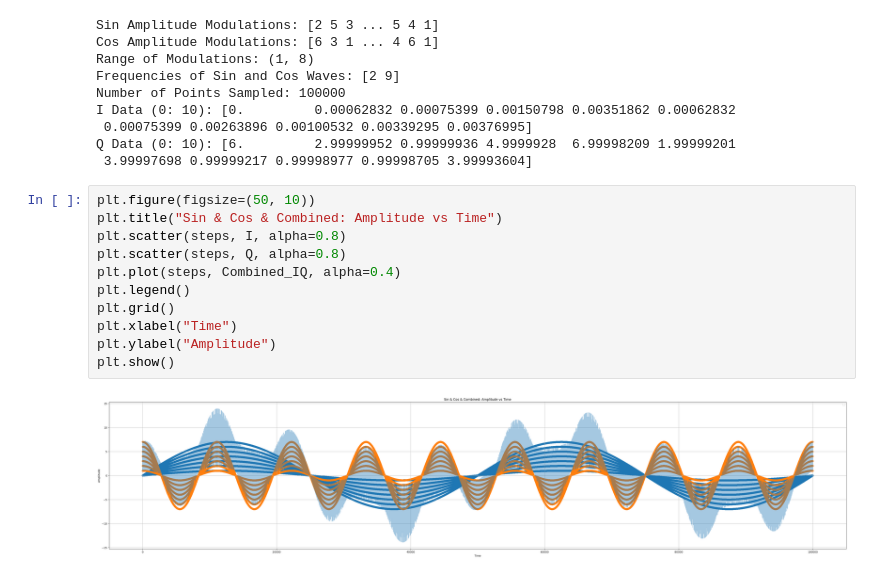
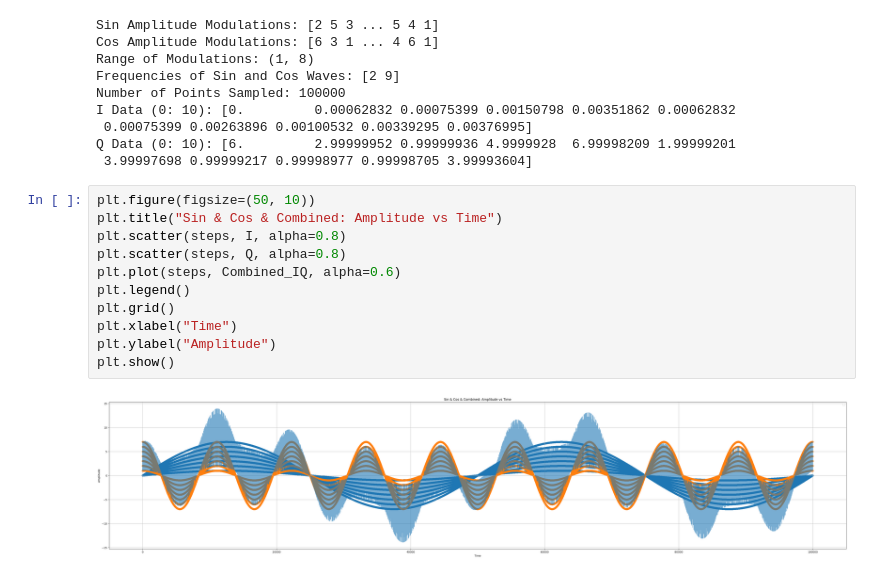
Before and after one commit to Retrospek/Explore, a Jupyter notebook: Signals/IQ_logic.ipynb, the cells around one changed output. Saved outputs shown, nothing was run; the diff lists cells and outputs as text.

```diff
--- a/Signals/IQ_logic.ipynb
+++ b/Signals/IQ_logic.ipynb
@@ -49,13 +49,13 @@ Q Data (0: 10): [6.         2.99999952 0.99999936 4.9999928  6.99998209 1.999992
 # %%
 plt.figure(figsize=(50, 10))
 plt.title("Sin & Cos & Combined: Amplitude vs Time")
 plt.scatter(steps, I, alpha=0.8)
 plt.scatter(steps, Q, alpha=0.8)
-plt.plot(steps, Combined_IQ, alpha=0.4)
+plt.plot(steps, Combined_IQ, alpha=0.6)
 plt.legend()
 plt.grid()
 plt.xlabel("Time")
 plt.ylabel("Amplitude")
 plt.show()
 # %% [output]
-[figure, old version]
+[figure, new version]
```
Also changed, not shown: 2 other files.
